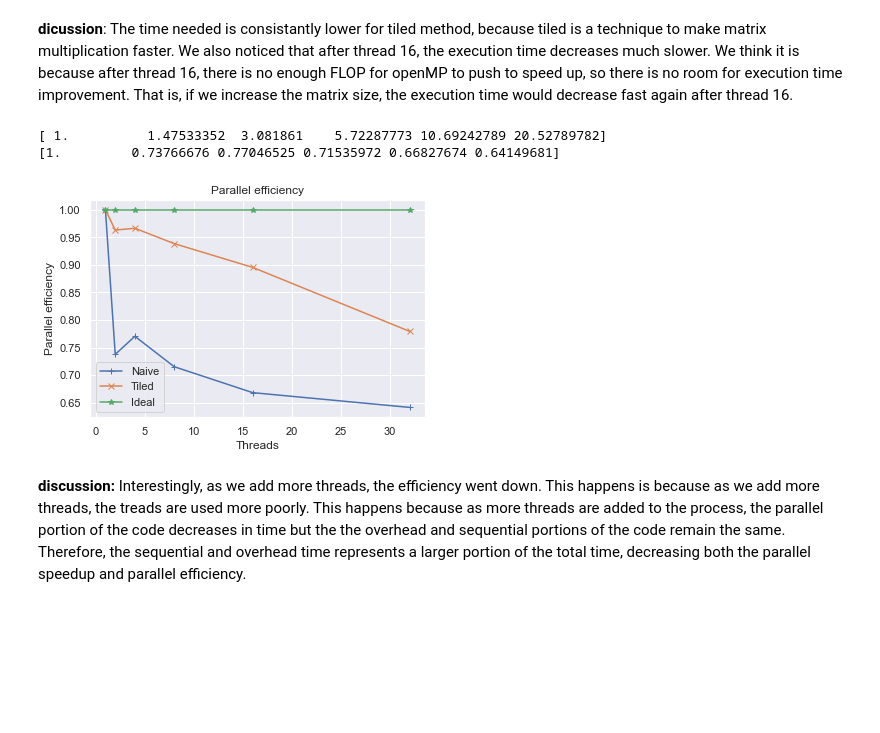
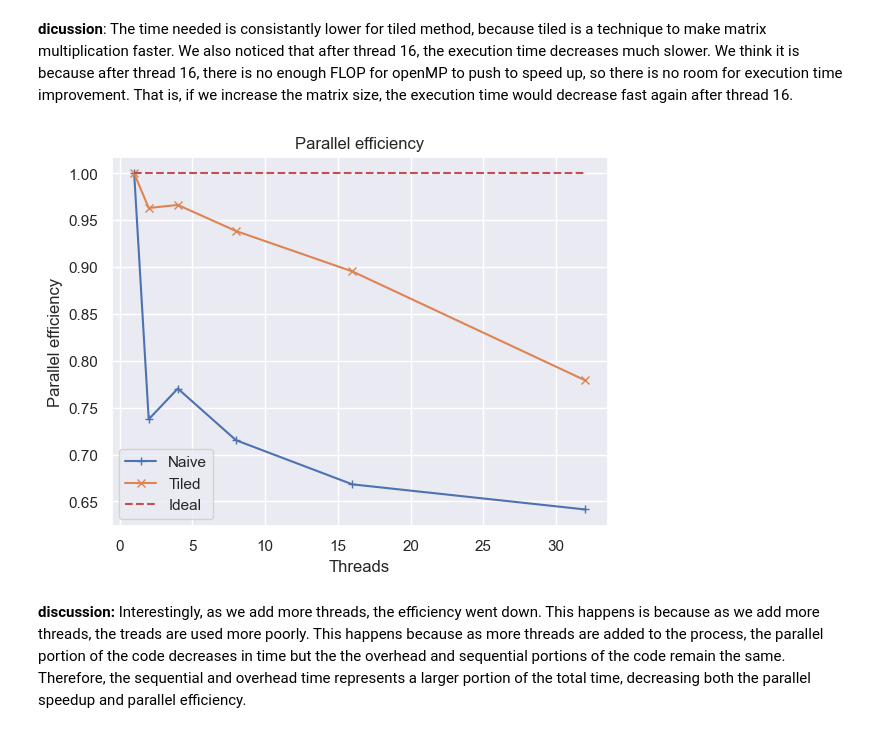
Before and after one commit to awwle6107/eecs569_assignment, a Jupyter notebook: hw2/hw02-submission-groupname.ipynb, the cells around one changed output. Drawn from its saved outputs; the diff is of its cells as text; code cells hidden in the pictures; blank space fills up the shorter version.

```diff
--- a/hw2/hw02-submission-groupname.ipynb
+++ b/hw2/hw02-submission-groupname.ipynb
@@ -351,40 +354,35 @@ dataFrame_tiled = pd.read_csv("matrix_multiply_serial_tiled.csv")
 groups = dataFrame_naive.groupby('T',as_index=False)['s']
 groups_tiled = dataFrame_tiled.groupby('T',as_index=False)['s']
 
 #average each group
 averages = groups.mean()
 averages_tiled = groups_tiled.mean()
 #print(averages)
 
 sequential_time = np.array(averages["s"].tolist()[0:1])
 parallel_times = np.array(averages["s"].tolist()[0:6])
 sequential_time_tiled = np.array(averages_tiled["s"].tolist()[0:1])
 parallel_times_tiled = np.array(averages_tiled["s"].tolist()[0:6])
 
 parallel_speedup_naive = sequential_time/parallel_times
 parallel_speedup_tiled = sequential_time_tiled/parallel_times_tiled
 threads = [1, 2, 4, 8, 16, 32]
 ideal = [1,1,1,1,1,1]
 
 parallel_efficiency_naive = parallel_speedup_naive/threads
 parallel_efficiency_tiled = parallel_speedup_tiled/threads
 
-print(parallel_speedup_naive)
-print(parallel_efficiency_naive)
-
 #plot
 plt.plot(threads,parallel_efficiency_naive, marker='+', label = "Naive")
 plt.plot(threads,parallel_efficiency_tiled, marker='x', label = "Tiled")
-plt.plot(threads,ideal, marker='*', label = "Ideal")
+plt.plot(threads,ideal, 'r--', label = "Ideal")
 plt.xlabel('Threads')
 plt.ylabel('Parallel efficiency')
 plt.legend()
 plt.title("Parallel efficiency")
 plt.show()
 # %% [output]
-[ 1.          1.47533352  3.081861    5.72287773 10.69242789 20.52789782]
-[1.         0.73766676 0.77046525 0.71535972 0.66827674 0.64149681]
-[figure, old version]
+[figure, new version]
 # %% [markdown]
 **discussion:**
 Interestingly, as we add more threads, the efficiency went down. This happens is because as we add more threads, the treads are used more poorly. This happens because as more threads are added to the process, the parallel portion of the code decreases in time but the the overhead and sequential portions of the code remain the same. Therefore, the sequential and overhead time represents a larger portion of the total time, decreasing both the parallel speedup and parallel efficiency.
```
Also changed, not shown: parts of 18 cells of this notebook, 8 other files.
